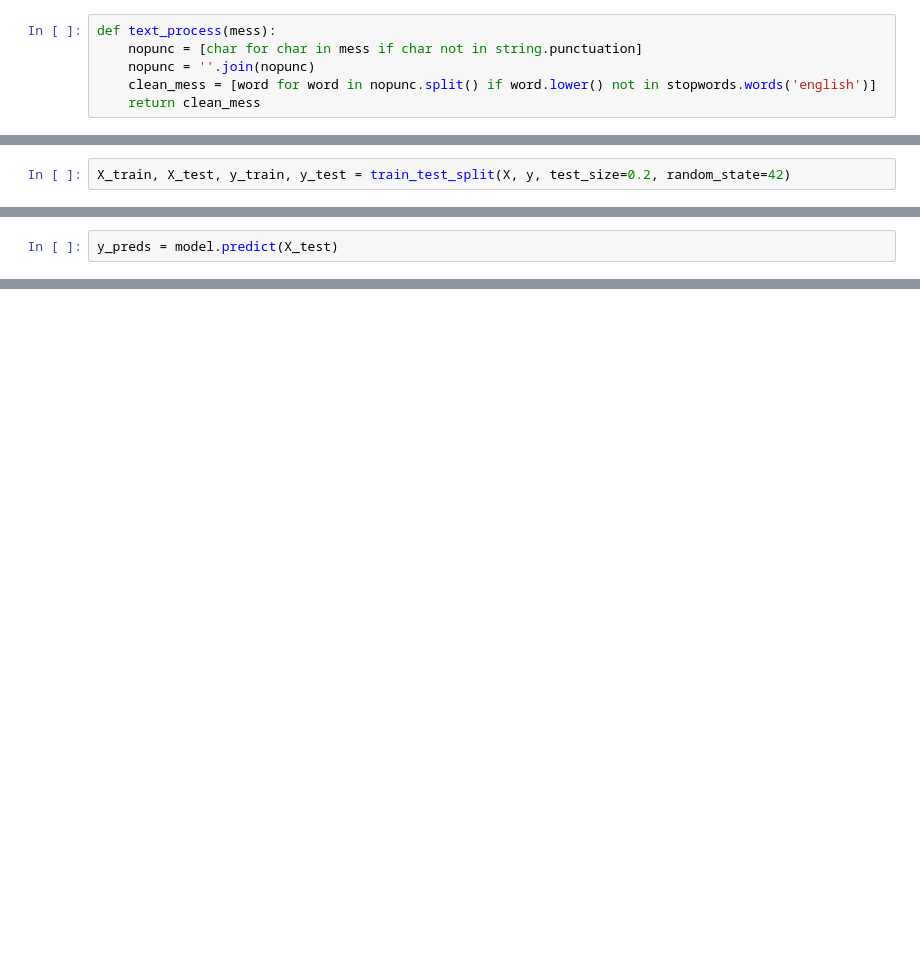
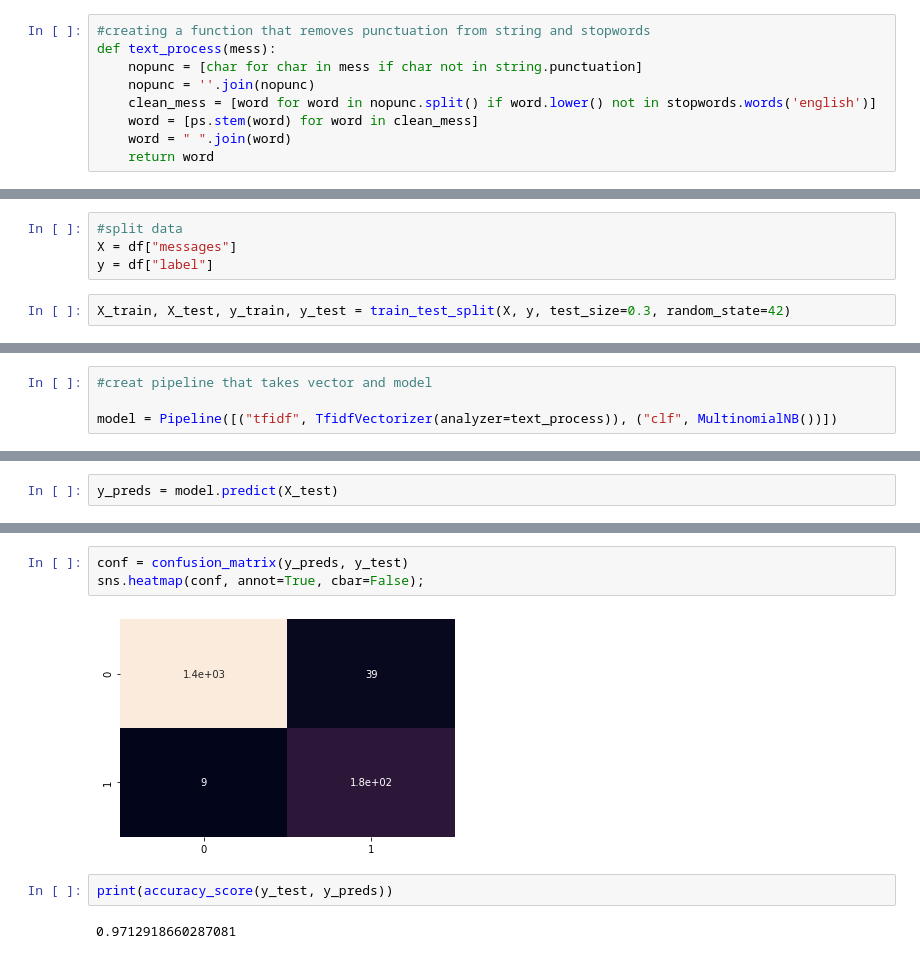
Before and after one commit to Abhi-prasad7042/SpamMessageDetection, a Jupyter notebook: Spam message detection.ipynb, the cells around one changed output, grey strips where cells are left out. Saved outputs shown, nothing was run; the diff lists cells and outputs as text; blank space fills up the shorter version.

```diff
--- a/Spam message detection.ipynb
+++ b/Spam message detection.ipynb
@@ -60,6 +108,9 @@ df["length"].iplot(kind="bar")
 # %%
+#creating a function that removes punctuation from string and stopwords
 def text_process(mess):
     nopunc = [char for char in mess if char not in string.punctuation]
     nopunc = ''.join(nopunc)
     clean_mess = [word for word in nopunc.split() if word.lower() not in stopwords.words('english')]
-    return clean_mess
+    word = [ps.stem(word) for word in clean_mess]
+    word = " ".join(word)
+    return word
@@ -87,2 +125,6 @@ y = df["label"]
+# %%
+#split data
+X = df["messages"]
+y = df["label"]
 # %%
-X_train, X_test, y_train, y_test = train_test_split(X, y, test_size=0.2, random_state=42)
+X_train, X_test, y_train, y_test = train_test_split(X, y, test_size=0.3, random_state=42)
@@ -91,3 +137,7 @@ model=RandomForestClassifier()
+# %%
+#creat pipeline that takes vector and model
+
+model = Pipeline([("tfidf", TfidfVectorizer(analyzer=text_process)), ("clf", MultinomialNB())])
 # %%
 model.fit(X_train, y_train)
 # %% [output]
@@ -164,0 +164,9 @@ score.T.iplot(kind="bar")
+# %%
+conf = confusion_matrix(y_preds, y_test)
+sns.heatmap(conf, annot=True, cbar=False);
+# %% [output]
+[figure, added]
+# %%
+print(accuracy_score(y_test, y_preds))
+# %% [output]
+0.9712918660287081
```
Also changed, not shown: parts of 120 cells of this notebook, 6 other files.
